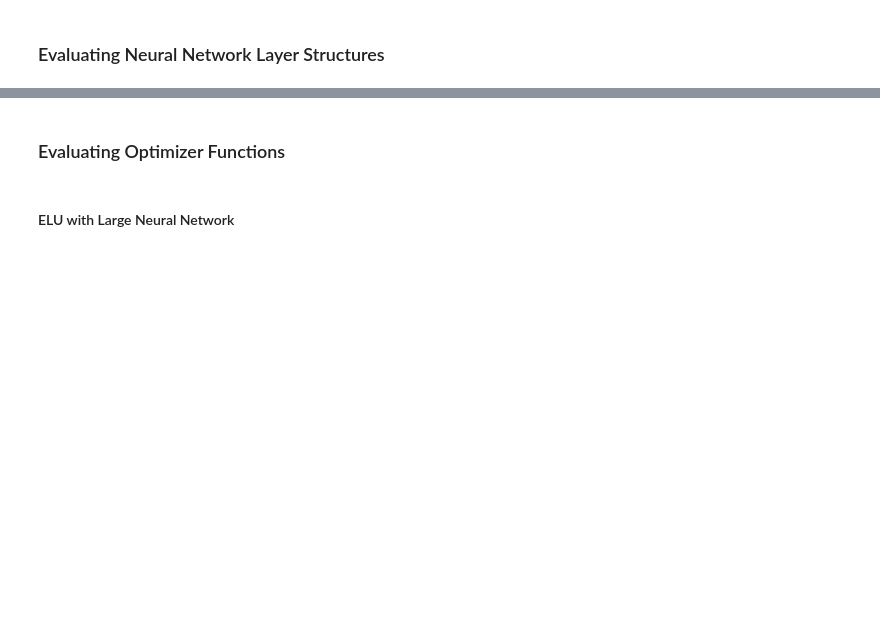
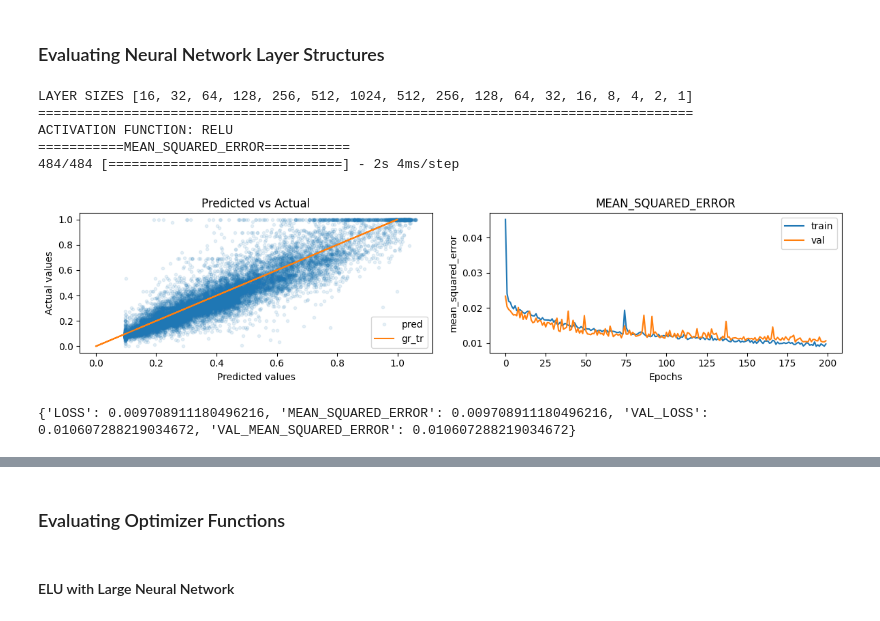
Before and after one commit to vdakov/deep-learning, a Jupyter notebook: Assigment2-David.ipynb, the cells around one changed output, grey strips where cells are left out. Drawn from its saved outputs; the diff is of its cells as text; code cells hidden in the pictures; blank space fills up the shorter version.

```diff
--- a/Assigment2-David.ipynb
+++ b/Assigment2-David.ipynb
@@ -274,2 +286,20 @@ ACTIVATION FUNCTION: LINEAR
 # %% [markdown]
 ### Evaluating Neural Network Layer Structures
+# %%
+activation_function = ['relu']
+error_functions = ['mean_squared_error']
+# %%
+l1 = [16, 32, 64, 128, 256, 512, 1024, 512, 256, 128, 64, 32, 16, 8, 4, 2, 1]
+l2 = [16, 32, 16, 8, 1]
+l3 = [16, 32, 64, 32, 16, 8, 4, 2, 1]
+l4 = [16, 32, 64, 128, 256, 128, 64, 32, 16, 8, 4, 1]
+# %%
+evaluate_architecture(l1, activation_function, 200, error_functions, [x_train_n, y_train_n], 'experiment_size_{}'.format(l1))
+# %% [output]
+LAYER SIZES [16, 32, 64, 128, 256, 512, 1024, 512, 256, 128, 64, 32, 16, 8, 4, 2, 1]
+====================================================================================
+ACTIVATION FUNCTION: RELU
+===========MEAN_SQUARED_ERROR===========
+484/484 [==============================] - 2s 4ms/step
+[figure, added]
+{'LOSS': 0.009708911180496216, 'MEAN_SQUARED_ERROR': 0.009708911180496216, 'VAL_LOSS': 0.010607288219034672, 'VAL_MEAN_SQUARED_ERROR': 0.010607288219034672}
```
Also changed, not shown: parts of 6 cells of this notebook, 6 other files.
